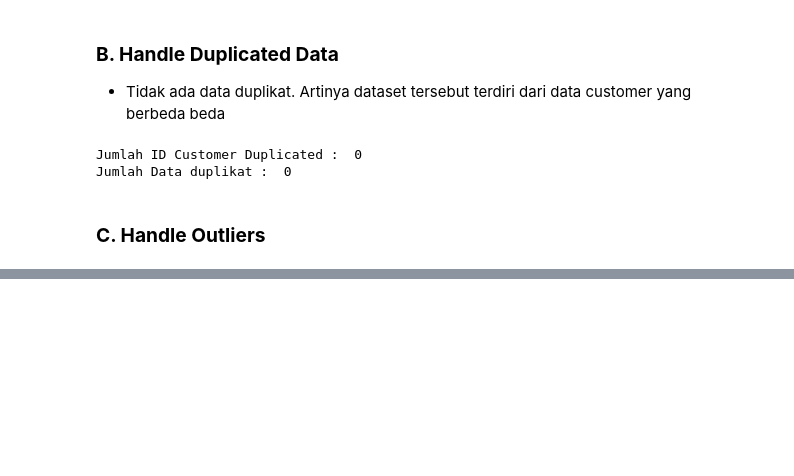
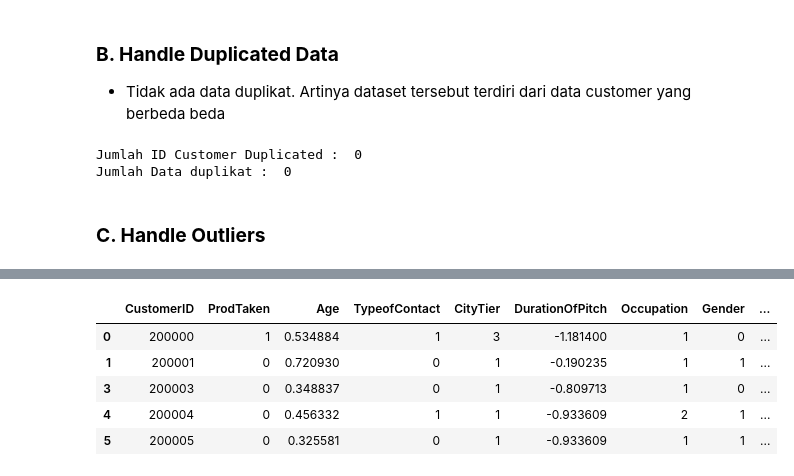
Before and after one commit to JodhiKrisantus/Classification-Holiday-Package-Prediction, a Jupyter notebook: Holiday_Predict.ipynb, the cells around one changed output, grey strips where cells are left out. Saved outputs shown, nothing was run; the diff lists cells and outputs as text; code cells hidden in the pictures; blank space fills up the shorter version.

```diff
--- a/Holiday_Predict.ipynb
+++ b/Holiday_Predict.ipynb
@@ -381,0 +445,13 @@ sns.boxplot(data=df, y='DurationOfPitch', ax=axes[1])
+# %%
+categorical = ['TypeofContact','Occupation','Gender','ProductPitched','MaritalStatus','Designation']
+
+for i in categorical:
+    df[i] = label_endcode.fit_transform(df[i])
+df.head()
+# %% [output]
+|  | CustomerID | ProdTaken | Age | TypeofContact | CityTier | DurationOfPitch | Occupation | Gender | ... |
+| 0 | 200000 | 1 | 0.534884 | 1 | 3 | -1.181400 | 1 | 0 | ... |
+| 1 | 200001 | 0 | 0.720930 | 0 | 1 | -0.190235 | 1 | 1 | ... |
+| 3 | 200003 | 0 | 0.348837 | 0 | 1 | -0.809713 | 1 | 0 | ... |
+| 4 | 200004 | 0 | 0.456332 | 1 | 1 | -0.933609 | 2 | 1 | ... |
+| 5 | 200005 | 0 | 0.325581 | 0 | 1 | -0.933609 | 1 | 1 | ... |
```
Also changed, not shown: parts of 23 cells of this notebook.
